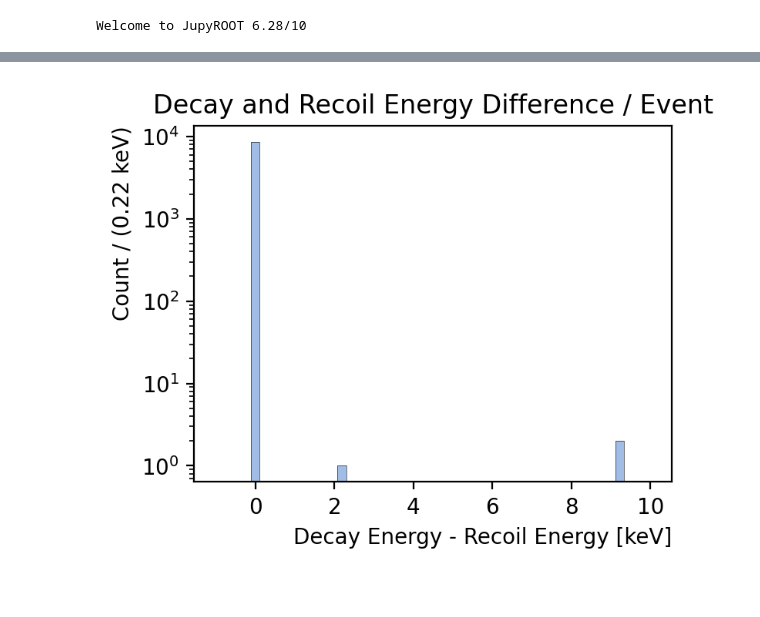
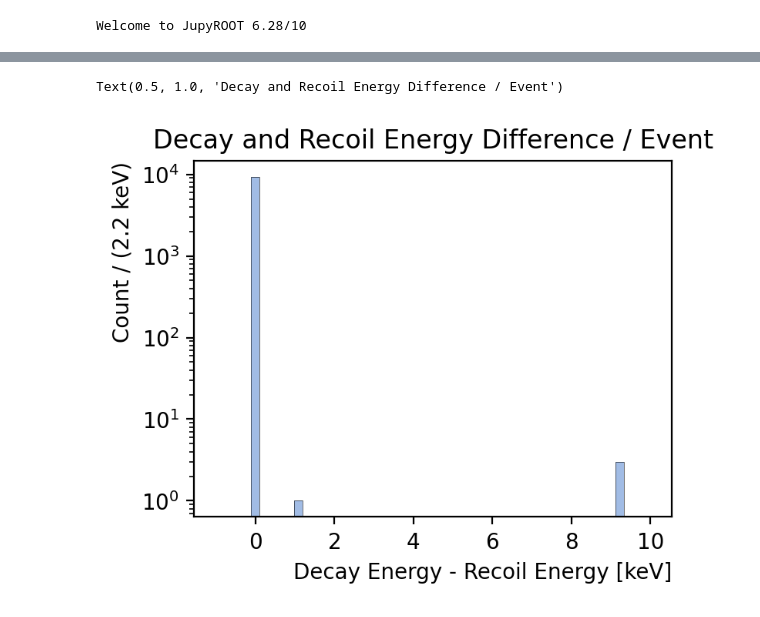
Before and after one commit to perry5334/CDMS, a Jupyter notebook: notebooks/CUTE/Ge71_Lines/Ge71_Activation_Lines_Sim.ipynb, the cells around one changed output, grey strips where cells are left out. Saved outputs shown, nothing was run; the diff lists cells and outputs as text; code cells hidden in the pictures.

Commit message:
Updated simulation results with AddIsotope sample

```diff
--- a/notebooks/CUTE/Ge71_Lines/Ge71_Activation_Lines_Sim.ipynb
+++ b/notebooks/CUTE/Ge71_Lines/Ge71_Activation_Lines_Sim.ipynb
@@ -119,0 +99,7 @@ plt.ylim(None, 5e7)
+# %%
+path = '/scratch/group/mitchcomp/CDMS/data/perry5334/SourceSimOutput_decayAncestor_Isotope/'
+branches = ['EventNum', 'PName', 'KE', 'Edep', 'Time1', 'Time3', 'X1', 'Y1', 'Z1']#, 'decayAncestor.PName', 'decayAncestor.Process']#,
+            #'decayAncestor.TrackID', 'decayAncestor.T', 'decayAncestor.VolName']
+mczip1files = np.sort(glob.glob(path + f'mczip1/mczip1_GeActivation_ancestorGe71_??????.root'))
+mcDecays1files = np.sort(glob.glob(path + f'mcDecays1/mcDecays1_GeActivation_ancestorGe71_??????.root'))
+#mcFluxCounter1files = np.sort(glob.glob(path + f'mcFluxCounter1/mcFluxCounter1_GeActivation_ancestorGe71_??????.root'))
@@ -119,0 +109,15 @@ plt.ylim(None, 5e7)
+# %%
+det = 1
+mczipFrame = CDataFrame(f"mczip{det}", mczip1files)
+mcDecaysFrame = CDataFrame(f"mcDecays{det}", mcDecays1files)
+#mcFluxCounterFrame = CDataFrame(f"mcFluxCounter{det}", mcFluxCounter1files)
+# %%
+mczip = mczipFrame.AsNumpy(branches)
+mcDecays = mcDecaysFrame.AsNumpy(branches)
+#mcFluxCounter = mcFluxCounterFrame.AsNumpy(branches + ['InOut'])
+# %%
+mcDecaysTimeCut = (mcDecays['Time1'] < 5e16) & (mcDecays['Time1'] > 5e10)
+mczipTimeCut = (mczip['Time1'] < 5e16) & (mczip['Time1'] > 5e10)
+#mcFluxCounterTimeCut = (mcFluxCounter['Time1'] < 5e16) & (mcFluxCounter['Time1'] > 5e10)
+mcDecays['KEsum'] = np.array([mcDecays['KE'][mcDecays['EventNum'] == event].sum() for event in np.unique(mcDecays['EventNum'])])
+mczip['Edepsum'] = np.array([mczip['Edep'][mczip['EventNum'] == event].sum() for event in np.unique(mczip['EventNum'])])
@@ -327,11 +310,12 @@ plt.yscale('log')
 # %%
 plt.figure(figsize=(4,3), dpi=200)
-plt.hist((mcDecays['KEsum']-mczip['Edepsum'])*1e-3, bins = np.linspace(-1, 10, 51), alpha = 1)
+plt.hist((mcDecays['KEsum']-mczip['Edepsum'])*1e-3,  bins = np.linspace(-1, 10, 51))
 plt.hist((mcDecays['KEsum']-mczip['Edepsum'])*1e-3, bins = np.linspace(-1, 10, 51), histtype='step', color = 'black', lw = 0.2)
 
+plt.yscale('log')
 plt.xlabel('Decay Energy - Recoil Energy [keV]')
-plt.ylabel('Count / (0.22 keV)')
+plt.ylabel('Count / (2.2 keV)')
 plt.title('Decay and Recoil Energy Difference / Event')
-plt.yscale('log')
 # %% [output]
+Text(0.5, 1.0, 'Decay and Recoil Energy Difference / Event')
-[figure, old version]
+[figure, new version]
```
Also changed, not shown: parts of 62 cells of this notebook, 7 other files.
